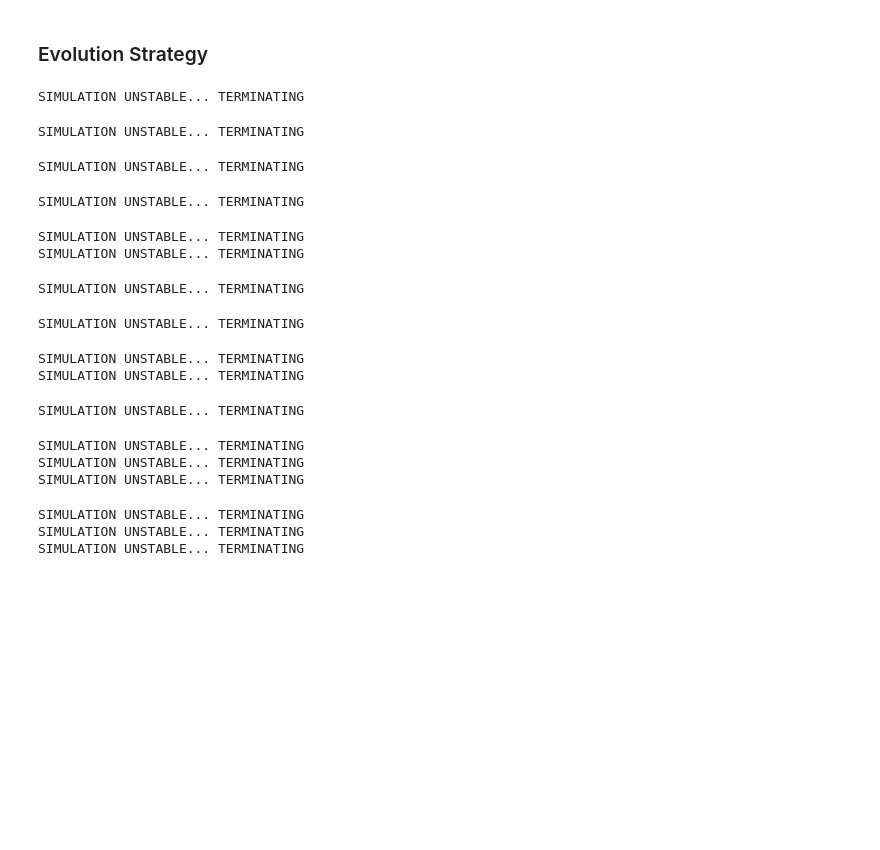
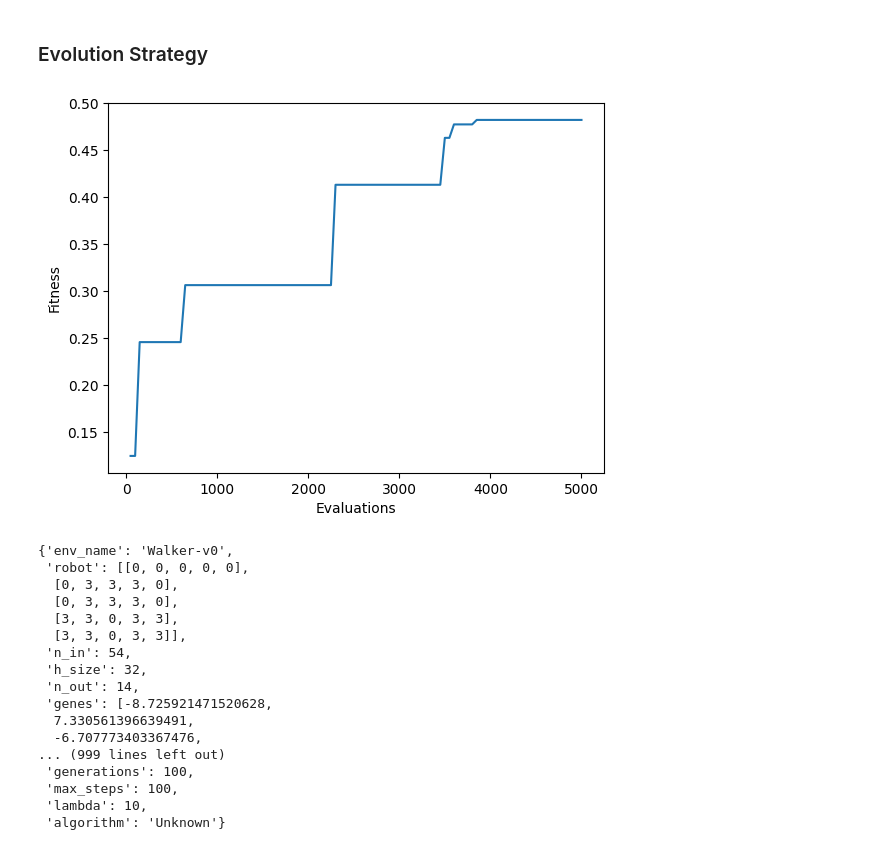
Before and after one commit to MassimoDeBellisVitti/evolution, a Jupyter notebook: project/testwalk.ipynb, the cells around one changed output. Saved outputs shown, nothing was run; the diff lists cells and outputs as text; code cells hidden in the pictures; blank space fills up the shorter version.

Commit message:
solving fitness

```diff
--- a/project/testwalk.ipynb
+++ b/project/testwalk.ipynb
@@ -155,3 +155,20 @@ def mp_eval(a, cfg):
     fit = evaluate(a, env, max_steps=cfg["max_steps"])
     env.close()
     return fit
+# %%
+def save_solution(a, cfg, name="solution.json", algo_name=None):
+    save_cfg = {}
+    for i in ["env_name", "robot", "n_in", "h_size", "n_out"]:
+        assert i in cfg, f"{i} not in config"
+        save_cfg[i] = cfg[i]
+    save_cfg["robot"] = cfg["robot"].tolist()
+    save_cfg["genes"] = a.genes.tolist()
+    save_cfg["fitness"] = float(a.fitness)
+    # Salva anche i parametri extra
+    save_cfg["generations"] = cfg.get("generations")
+    save_cfg["max_steps"] = cfg.get("max_steps")
+    save_cfg["lambda"] = cfg.get("lambda")
+    save_cfg["algorithm"] = algo_name if algo_name is not None else cfg.get("algorithm", "Unknown")
+    with open(name, "w") as f:
+        json.dump(save_cfg, f)
+    return save_cfg
@@ -336,18 +369,8 @@ def CMA_ME(config):
 
     best_agent = Agent(Network, cfg, genes=best_solution)
     best_agent.fitness = best_fitness
+
+    cfg["algorithm"] = "CMA_ME"
+    save_solution(best_agent, cfg, name="solution.json")
+
     return best_agent
-# %%
-import json
-def save_solution(a, cfg, name="solution.json"):
-    save_cfg = {}
-    for i in ["env_name", "robot", "n_in", "h_size", "n_out"]:
-        assert i in cfg, f"{i} not in config"
-        save_cfg[i] = cfg[i]
-    save_cfg["robot"] = cfg["robot"].tolist()
-    save_cfg["genes"] = a.genes.tolist()
-    save_cfg["fitness"] = float(a.fitness)
-    # save
-    with open(name, "w") as f:
-        json.dump(save_cfg, f)
-    return save_cfg
@@ -363,54 +377,55 @@ def load_solution(name="solution.json"):
 # %%
 walker = np.array([
-    [3, 3, 3, 3, 3 ],
-    [3, 0, 0, 0, 3],
-    [3, 3, 0, 3, 3],
+    [0, 0, 0, 0, 0 ],
+    [0, 3, 3, 3, 0],
+    [0, 3, 3, 3, 0],
     [3, 3, 0, 3, 3],
     [3, 3, 0, 3, 3]
     ])
 
 np.save("walker_matrix.npy", walker)
 
 
 config = {
     "env_name": "Walker-v0",
     "robot": walker,
-    "generations": 50, # to change: increase!
-    "lambda": 20, # Population size
+    "generations": 100, # to change: increase!
+    "lambda": 10, # Population size
     "mu": 50, # Parents pop size *ES*
     "sigma": 0.1, # mutation std
     "lr": 1, # Learning rate
     "max_steps": 100, # to change to 500
 }
 
 a = CMA_ME(config)
 a.fitness
 
 cfg = get_cfg(config["env_name"], robot=config["robot"]) # Get network dims
 cfg = {**config, **cfg} # Merge configs
 
 env = make_env(config["env_name"], robot=config["robot"])
 evaluate(a, env, render=False)
 env.close()
 
 np.save("Walker.npy", a.genes)
 
 save_solution(a, cfg)
 # %% [output]
+[figure, added]
-SIMULATION UNSTABLE... TERMINATING
+{'env_name': 'Walker-v0',
+ 'robot': [[0, 0, 0, 0, 0],
+  [0, 3, 3, 3, 0],
+  [0, 3, 3, 3, 0],
+  [3, 3, 0, 3, 3],
+  [3, 3, 0, 3, 3]],
+ 'n_in': 54,
+ 'h_size': 32,
+ 'n_out': 14,
+ 'genes': [-8.725921471520628,
+  7.330561396639491,
+  -6.707773403367476,
+... (999 lines left out)
+ 'generations': 100,
+ 'max_steps': 100,
+ 'lambda': 10,
+ 'algorithm': 'Unknown'}
-SIMULATION UNSTABLE... TERMINATING
-SIMULATION UNSTABLE... TERMINATING
-SIMULATION UNSTABLE... TERMINATING
-SIMULATION UNSTABLE... TERMINATING
-SIMULATION UNSTABLE... TERMINATING
-SIMULATION UNSTABLE... TERMINATING
-SIMULATION UNSTABLE... TERMINATING
-SIMULATION UNSTABLE... TERMINATING
-SIMULATION UNSTABLE... TERMINATING
-SIMULATION UNSTABLE... TERMINATING
-SIMULATION UNSTABLE... TERMINATING
-SIMULATION UNSTABLE... TERMINATING
-SIMULATION UNSTABLE... TERMINATING
-SIMULATION UNSTABLE... TERMINATING
-SIMULATION UNSTABLE... TERMINATING
-SIMULATION UNSTABLE... TERMINATING
```
Also changed, not shown: parts of 5 cells of this notebook, 5 other files.
